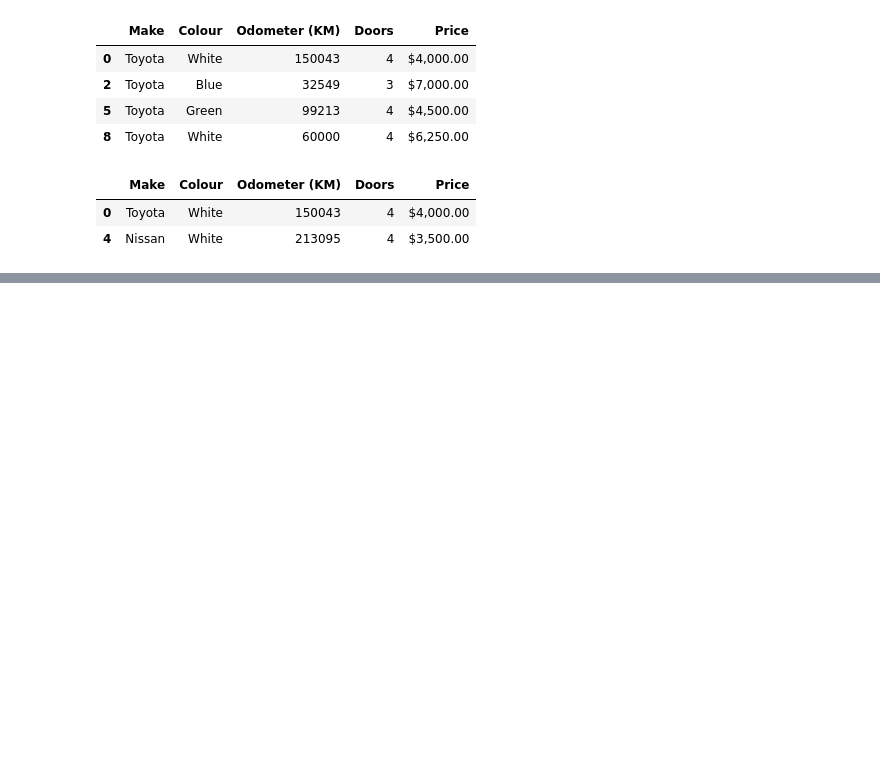
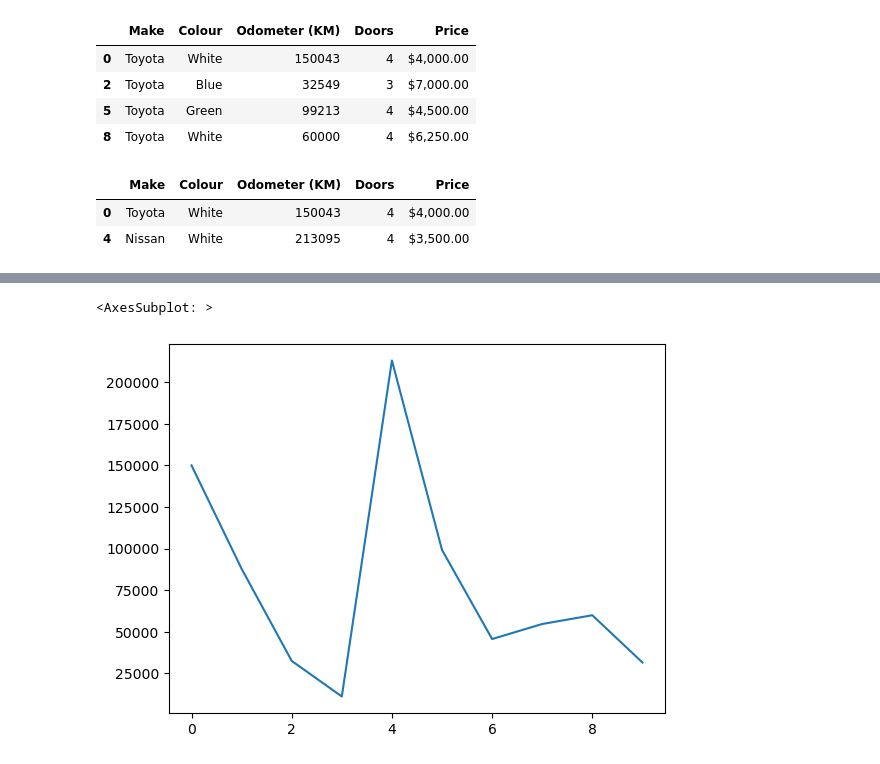
Before and after one commit to amgartendev/datascience-studies, a Jupyter notebook: introduction-to-pandas.ipynb, the cells around one changed output, grey strips where cells are left out. Drawn from its saved outputs; the diff is of its cells as text; code cells hidden in the pictures; blank space fills up the shorter version.

```diff
--- a/introduction-to-pandas.ipynb
+++ b/introduction-to-pandas.ipynb
@@ -390,0 +427,5 @@ car_sales[car_sales["Odometer (KM)"] > 100000]
+# %%
+car_sales["Odometer (KM)"].plot()
+# %% [output]
+<AxesSubplot: >
+[figure, added]
```
Also changed, not shown: parts of 10 cells of this notebook.
